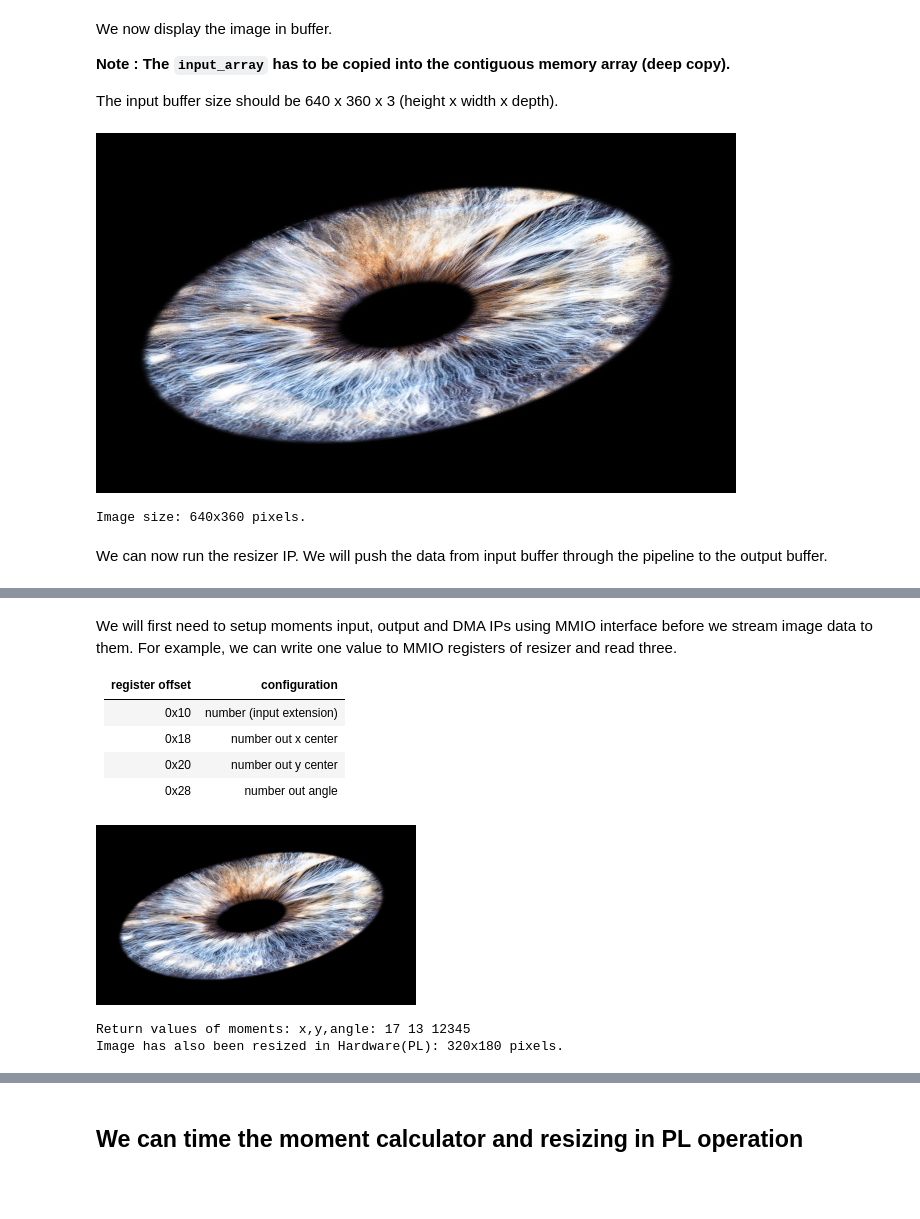
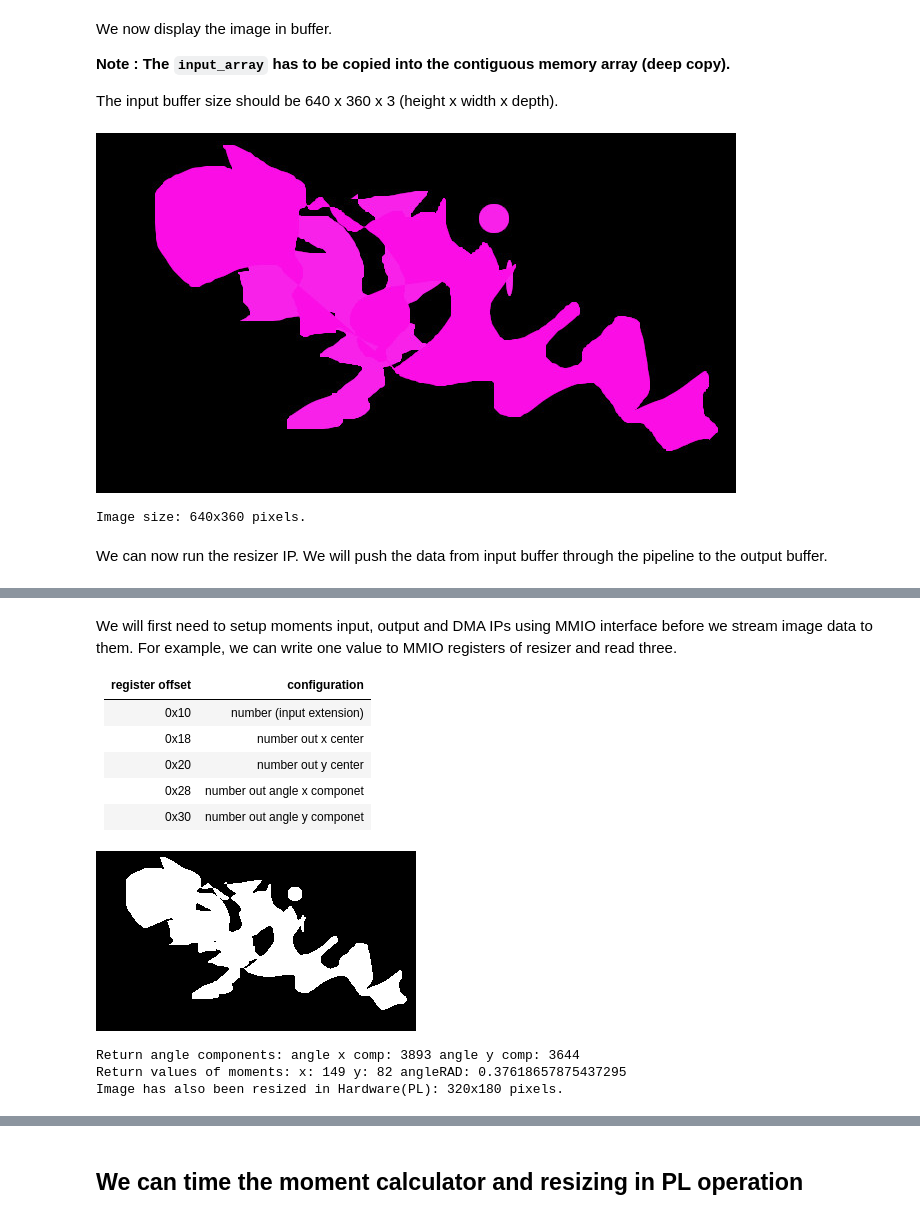
Before and after one commit to torstenschenk/ModellbasierterEntwurf, a Jupyter notebook: Versuch9_Pynq_implement/_moments/notebooks/moments_PL.ipynb, the cells around one changed output, grey strips where cells are left out. Cells and saved outputs as stored; diff of their text form; code cells hidden in the pictures; blank space fills up the shorter version.

```diff
--- a/Versuch9_Pynq_implement/_moments/notebooks/moments_PL.ipynb
+++ b/Versuch9_Pynq_implement/_moments/notebooks/moments_PL.ipynb
@@ -36,8 +37,8 @@ from pynq import Overlay
 # %% [markdown]
 ## Download the Moments IP bitstream
 # %%
-moments_design = Overlay(
-    "../bitstream/moments.bit")
+moments_design = Overlay("../bitstream/moments.bit")
+moments_design?
 # %% [markdown]
 Then create DMA and Moments IP objects.
 # %%
@@ -50,7 +51,7 @@ moments = moments_design.moments_0
 ## Create an Image object using PIL in SW
 We will load image from the SD card and create a PIL Image object.
 # %%
-image_path = "images/eye.jpg"
+image_path = "images/blob1.jpg"
 original_image = Image.open(image_path)
 original_image.load()
 # %% [output]
@@ -127,7 +128,7 @@ buf_image = Image.fromarray(in_buffer)
 display(buf_image)
 print("Image size: {}x{} pixels.".format(old_width, old_height))
 # %% [output]
-[figure, old version]
+[figure, new version]
 Image size: 640x360 pixels.
 # %% [markdown]
 We can now run the resizer IP.
@@ -145,27 +146,32 @@ For example, we can write one value to MMIO registers of resizer and read three.
 | 0x10            | number (input extension)               |
 | 0x18            | number out x center                    |
 | 0x20            | number out y center                    |
-| 0x28            | number out angle                       |
+| 0x28            | number out angle x componet            |
+| 0x30            | number out angle y componet            |
 # %%
 moments.write(0x10, 13)
 x = moments.read(0x18)
 y = moments.read(0x20)
-angle = moments.read(0x28)
+anglex = moments.read(0x28)
+angley = moments.read(0x30)
 
 def run_kernel():
     dma.sendchannel.transfer(in_buffer)
     dma.recvchannel.transfer(out_buffer)
     moments.write(0x00,0x81) # start
     dma.sendchannel.wait()
     dma.recvchannel.wait()
 
 run_kernel()
 
 result = Image.fromarray(out_buffer)
 display(result)
-print('Return values of moments: x,y,angle:',x,y,angle)
+angleRAD = 0.5 * math.atan2(angley,anglex)
+print('Return angle components: angle x comp: {} angle y comp: {}'.format(anglex, angley))
+print('Return values of moments: x: {} y: {} angleRAD: {}'.format(x,y,angleRAD))
 print("Image has also been resized in Hardware(PL): {}x{} pixels.".format(new_width, new_height))
 # %% [output]
-[figure, old version]
+[figure, new version]
-Return values of moments: x,y,angle: 17 13 12345
+Return angle components: angle x comp: 3893 angle y comp: 3644
+Return values of moments: x: 149 y: 82 angleRAD: 0.37618657875437295
 Image has also been resized in Hardware(PL): 320x180 pixels.
```
Also changed, not shown: parts of 3 cells of this notebook, 15 other files.
